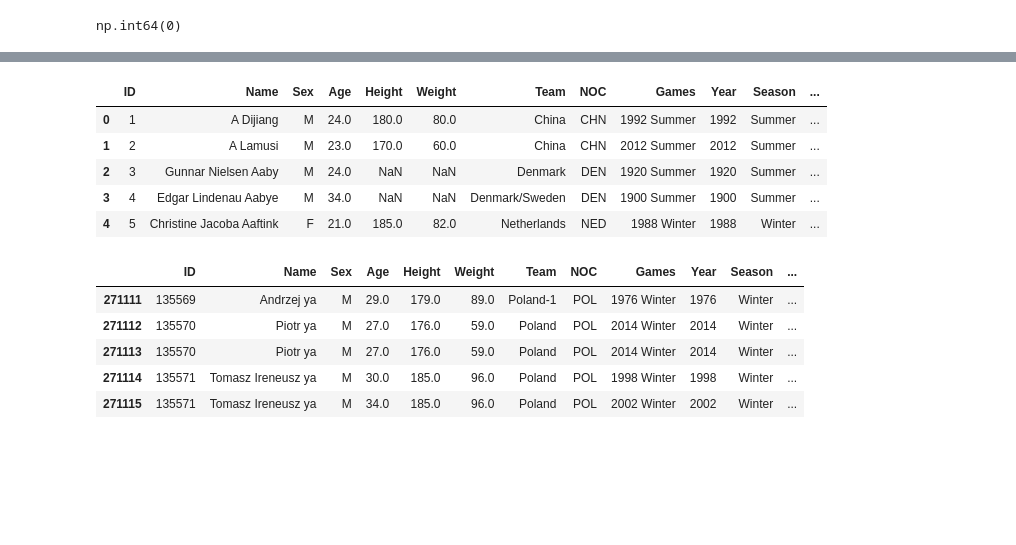
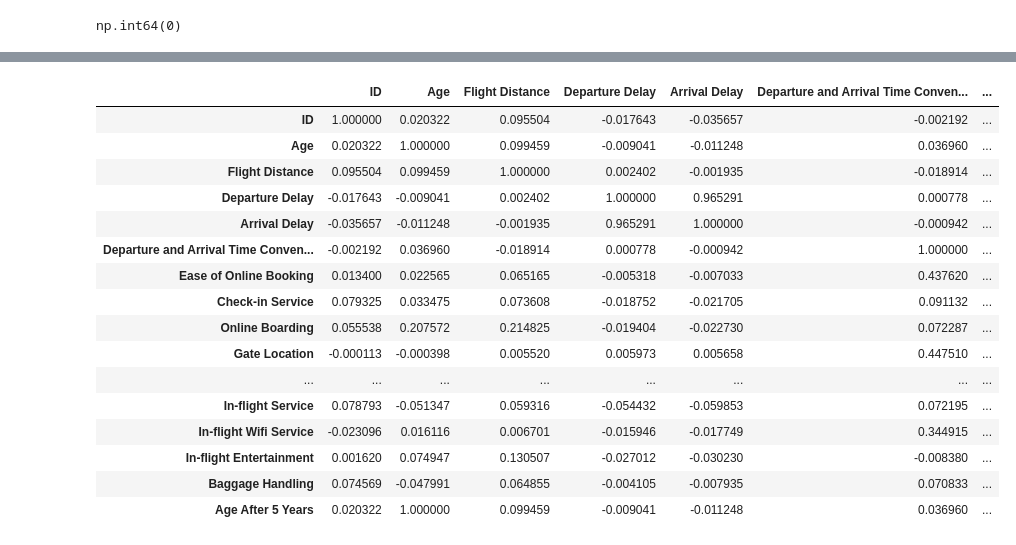
Before and after one commit to Yaswitha1610/EDA-PROJECT-L41-L42, a Jupyter notebook: EDA_Airline.ipynb, the cells around one changed output, grey strips where cells are left out. Cells and saved outputs as stored; diff of their text form; code cells hidden in the pictures; blank space fills up the shorter version.

```diff
--- a/EDA_Airline.ipynb
+++ b/EDA_Airline.ipynb
@@ -78,0 +146,2 @@ dtype: int64
+# %%
+df["Age After 5 Years"]=df["Age"]+5
@@ -78,0 +240,3 @@ dtype: int64
+# %%
+multi_df=df.set_index(["Gender","Class"])
+multi_df.head()
@@ -104,20 +349,20 @@ dtype: int64
-# %%
-df=pd.read_csv("/athlete_events.csv")
-# %%
-df.head()
-# %% [output]
-|  | ID | Name | Sex | Age | Height | Weight | Team | NOC | Games | Year | Season | ... |
-| 0 | 1 | A Dijiang | M | 24.0 | 180.0 | 80.0 | China | CHN | 1992 Summer | 1992 | Summer | ... |
-| 1 | 2 | A Lamusi | M | 23.0 | 170.0 | 60.0 | China | CHN | 2012 Summer | 2012 | Summer | ... |
-| 2 | 3 | Gunnar Nielsen Aaby | M | 24.0 | NaN | NaN | Denmark | DEN | 1920 Summer | 1920 | Summer | ... |
-| 3 | 4 | Edgar Lindenau Aabye | M | 34.0 | NaN | NaN | Denmark/Sweden | DEN | 1900 Summer | 1900 | Summer | ... |
-| 4 | 5 | Christine Jacoba Aaftink | F | 21.0 | 185.0 | 82.0 | Netherlands | NED | 1988 Winter | 1988 | Winter | ... |
-# %%
-df.tail()
-# %% [output]
-|  | ID | Name | Sex | Age | Height | Weight | Team | NOC | Games | Year | Season | ... |
-| 271111 | 135569 | Andrzej ya | M | 29.0 | 179.0 | 89.0 | Poland-1 | POL | 1976 Winter | 1976 | Winter | ... |
-| 271112 | 135570 | Piotr ya | M | 27.0 | 176.0 | 59.0 | Poland | POL | 2014 Winter | 2014 | Winter | ... |
-| 271113 | 135570 | Piotr ya | M | 27.0 | 176.0 | 59.0 | Poland | POL | 2014 Winter | 2014 | Winter | ... |
-| 271114 | 135571 | Tomasz Ireneusz ya | M | 30.0 | 185.0 | 96.0 | Poland | POL | 1998 Winter | 1998 | Winter | ... |
-| 271115 | 135571 | Tomasz Ireneusz ya | M | 34.0 | 185.0 | 96.0 | Poland | POL | 2002 Winter | 2002 | Winter | ... |
+# %%
+df.corr(numeric_only=True)
+# %% [output]
+|  | ID | Age | Flight Distance | Departure Delay | Arrival Delay | Departure and Arrival Time Conven... | ... |
+| ID | 1.000000 | 0.020322 | 0.095504 | -0.017643 | -0.035657 | -0.002192 | ... |
+| Age | 0.020322 | 1.000000 | 0.099459 | -0.009041 | -0.011248 | 0.036960 | ... |
+| Flight Distance | 0.095504 | 0.099459 | 1.000000 | 0.002402 | -0.001935 | -0.018914 | ... |
+| Departure Delay | -0.017643 | -0.009041 | 0.002402 | 1.000000 | 0.965291 | 0.000778 | ... |
+| Arrival Delay | -0.035657 | -0.011248 | -0.001935 | 0.965291 | 1.000000 | -0.000942 | ... |
+| Departure and Arrival Time Conven... | -0.002192 | 0.036960 | -0.018914 | 0.000778 | -0.000942 | 1.000000 | ... |
+| Ease of Online Booking | 0.013400 | 0.022565 | 0.065165 | -0.005318 | -0.007033 | 0.437620 | ... |
+| Check-in Service | 0.079325 | 0.033475 | 0.073608 | -0.018752 | -0.021705 | 0.091132 | ... |
+| Online Boarding | 0.055538 | 0.207572 | 0.214825 | -0.019404 | -0.022730 | 0.072287 | ... |
+| Gate Location | -0.000113 | -0.000398 | 0.005520 | 0.005973 | 0.005658 | 0.447510 | ... |
+| ... | ... | ... | ... | ... | ... | ... | ... |
+| In-flight Service | 0.078793 | -0.051347 | 0.059316 | -0.054432 | -0.059853 | 0.072195 | ... |
+| In-flight Wifi Service | -0.023096 | 0.016116 | 0.006701 | -0.015946 | -0.017749 | 0.344915 | ... |
+| In-flight Entertainment | 0.001620 | 0.074947 | 0.130507 | -0.027012 | -0.030230 | -0.008380 | ... |
+| Baggage Handling | 0.074569 | -0.047991 | 0.064855 | -0.004105 | -0.007935 | 0.070833 | ... |
+| Age After 5 Years | 0.020322 | 1.000000 | 0.099459 | -0.009041 | -0.011248 | 0.036960 | ... |
```
Also changed, not shown: parts of 28 cells of this notebook.
